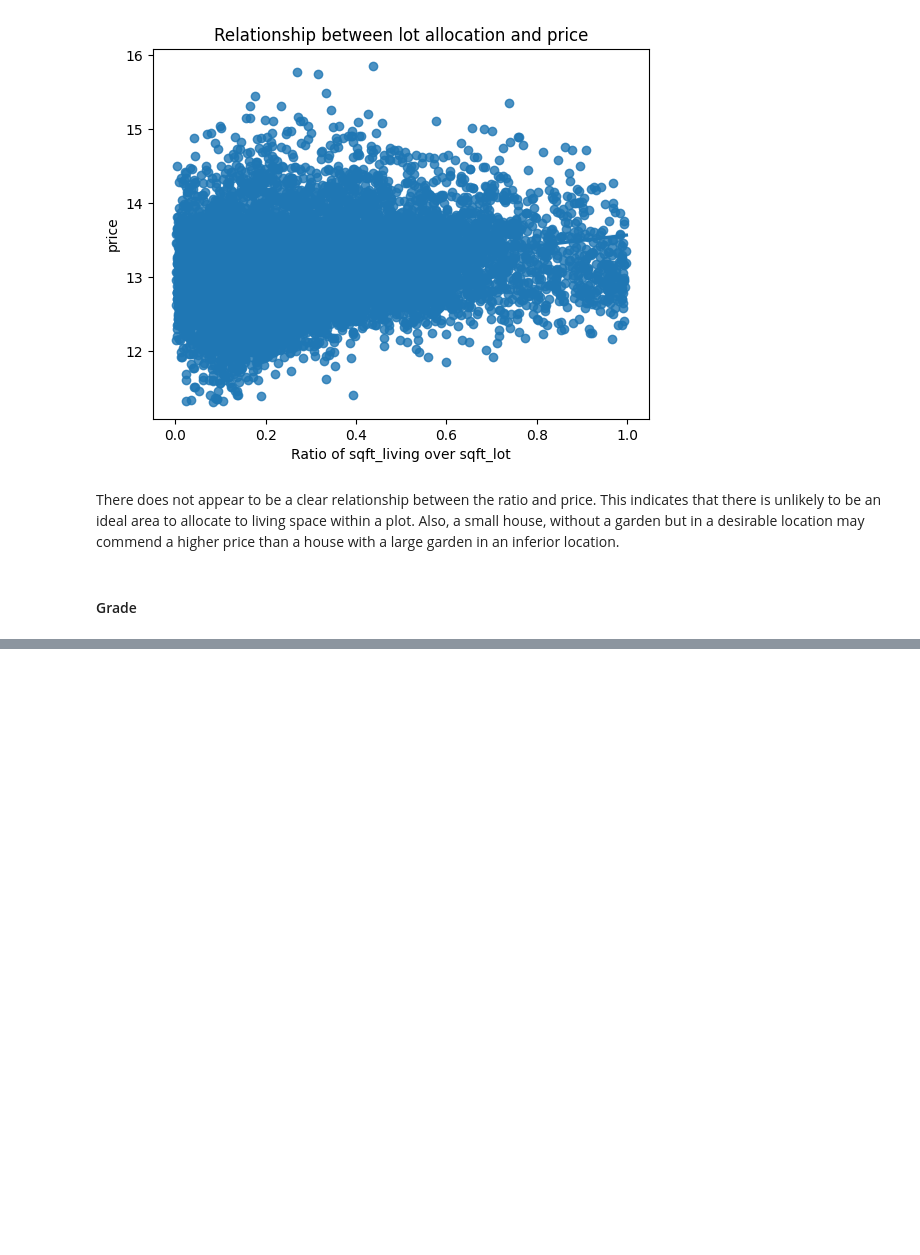
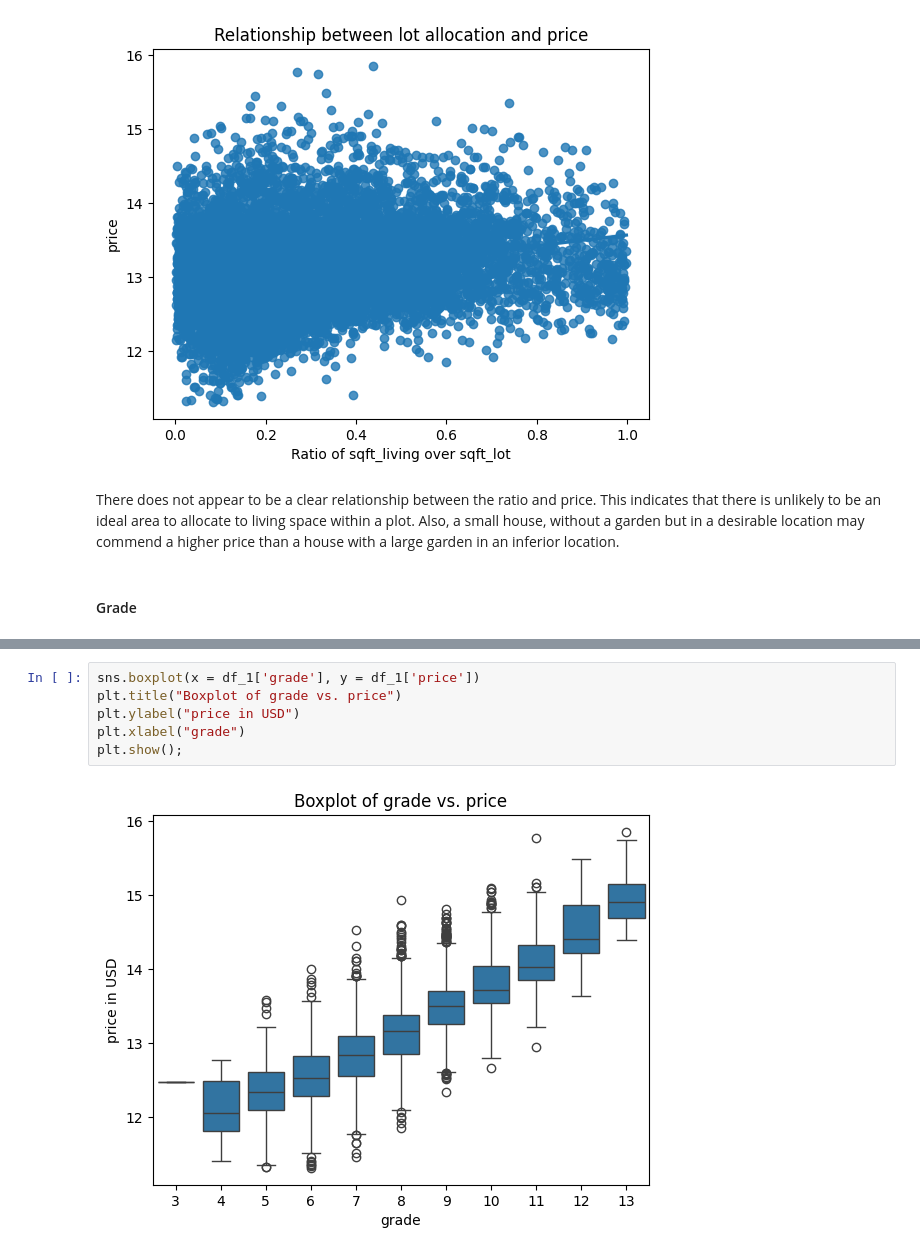
Before and after one commit to ShamlaA/Phase-2-Group-17-Project, a Jupyter notebook: Work_in_Progress/Zenah.ipynb, the cells around one changed output, grey strips where cells are left out. Cells and saved outputs as stored; diff of their text form; blank space fills up the shorter version.

```diff
--- a/Work_in_Progress/Zenah.ipynb
+++ b/Work_in_Progress/Zenah.ipynb
@@ -467,0 +499,8 @@ There does not appear to be a clear relationship between the ratio and price. Th
+# %%
+sns.boxplot(x = df_1['grade'], y = df_1['price'])
+plt.title("Boxplot of grade vs. price")
+plt.ylabel("price in USD")
+plt.xlabel("grade")
+plt.show();
+# %% [output]
+[figure, added]
```
Also changed, not shown: parts of 18 cells of this notebook.
